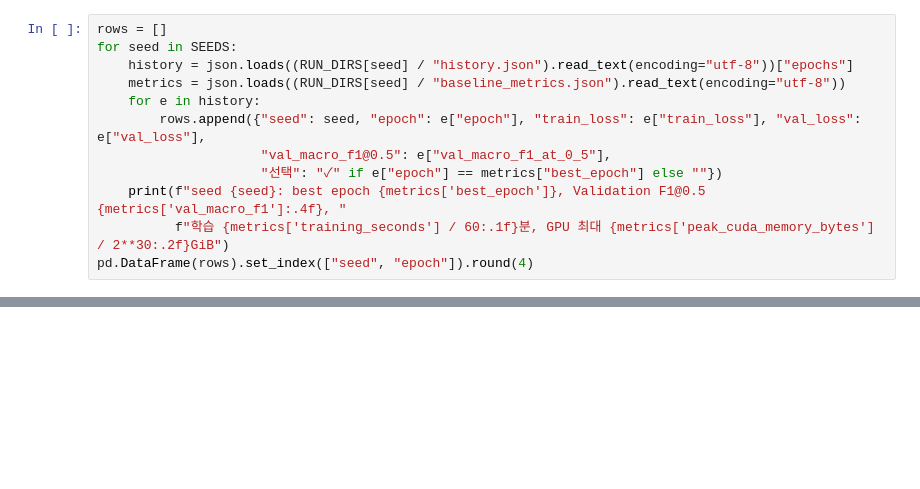
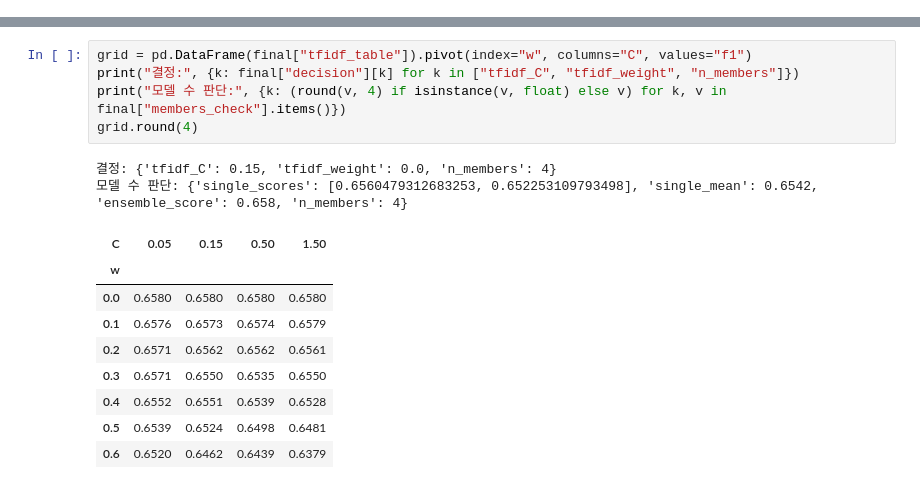
Before and after one commit to KozzilzzilE/DCC_Problem, a Jupyter notebook: mission3_symptom/model_train.ipynb, the cells around one changed output, grey strips where cells are left out. Drawn from its saved outputs; the diff is of its cells as text; blank space fills up the shorter version.

```diff
--- a/mission3_symptom/model_train.ipynb
+++ b/mission3_symptom/model_train.ipynb
@@ -180,12 +0,0 @@ pos_weight: {'고열': 2.152, '구토': 2.354, '두통': 3.009, '복통': 1.82,
-# %%
-rows = []
-for seed in SEEDS:
-    history = json.loads((RUN_DIRS[seed] / "history.json").read_text(encoding="utf-8"))["epochs"]
-    metrics = json.loads((RUN_DIRS[seed] / "baseline_metrics.json").read_text(encoding="utf-8"))
-    for e in history:
-        rows.append({"seed": seed, "epoch": e["epoch"], "train_loss": e["train_loss"], "val_loss": e["val_loss"],
-                     "val_macro_f1@0.5": e["val_macro_f1_at_0_5"],
-                     "선택": "✓" if e["epoch"] == metrics["best_epoch"] else ""})
-    print(f"seed {seed}: best epoch {metrics['best_epoch']}, Validation F1@0.5 {metrics['val_macro_f1']:.4f}, "
-          f"학습 {metrics['training_seconds'] / 60:.1f}분, GPU 최대 {metrics['peak_cuda_memory_bytes'] / 2**30:.2f}GiB")
-pd.DataFrame(rows).set_index(["seed", "epoch"]).round(4)
@@ -347,0 +229,17 @@ pd.DataFrame({
+# %%
+grid = pd.DataFrame(final["tfidf_table"]).pivot(index="w", columns="C", values="f1")
+print("결정:", {k: final["decision"][k] for k in ["tfidf_C", "tfidf_weight", "n_members"]})
+print("모델 수 판단:", {k: (round(v, 4) if isinstance(v, float) else v) for k, v in final["members_check"].items()})
+grid.round(4)
+# %% [output]
+결정: {'tfidf_C': 0.15, 'tfidf_weight': 0.0, 'n_members': 4}
+모델 수 판단: {'single_scores': [0.6560479312683253, 0.652253109793498], 'single_mean': 0.6542, 'ensemble_score': 0.658, 'n_members': 4}
+| C | 0.05 | 0.15 | 0.50 | 1.50 |
+| w |  |  |  |  |
+| 0.0 | 0.6580 | 0.6580 | 0.6580 | 0.6580 |
+| 0.1 | 0.6576 | 0.6573 | 0.6574 | 0.6579 |
+| 0.2 | 0.6571 | 0.6562 | 0.6562 | 0.6561 |
+| 0.3 | 0.6571 | 0.6550 | 0.6535 | 0.6550 |
+| 0.4 | 0.6552 | 0.6551 | 0.6539 | 0.6528 |
+| 0.5 | 0.6539 | 0.6524 | 0.6498 | 0.6481 |
+| 0.6 | 0.6520 | 0.6462 | 0.6439 | 0.6379 |
```
Also changed, not shown: parts of 43 cells of this notebook, 6 other files.
